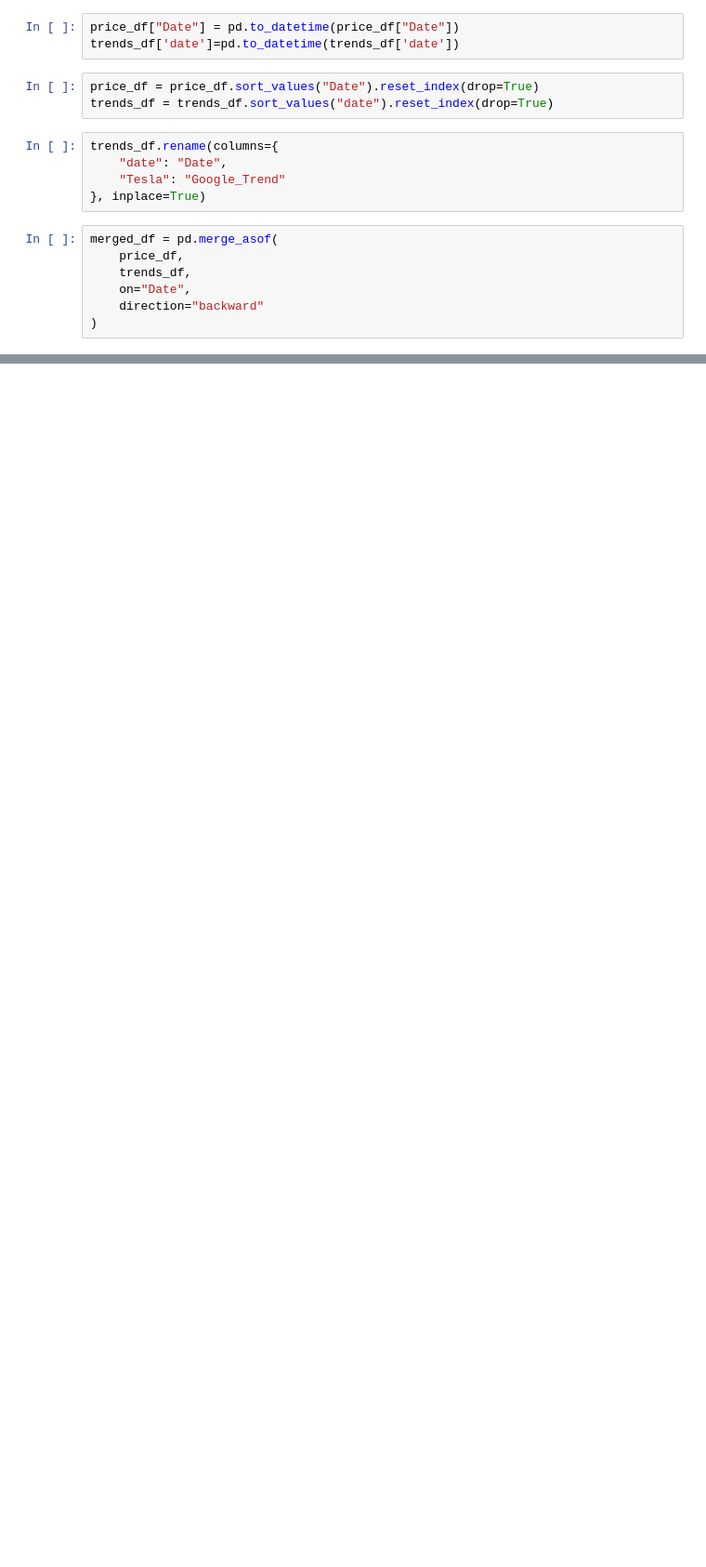
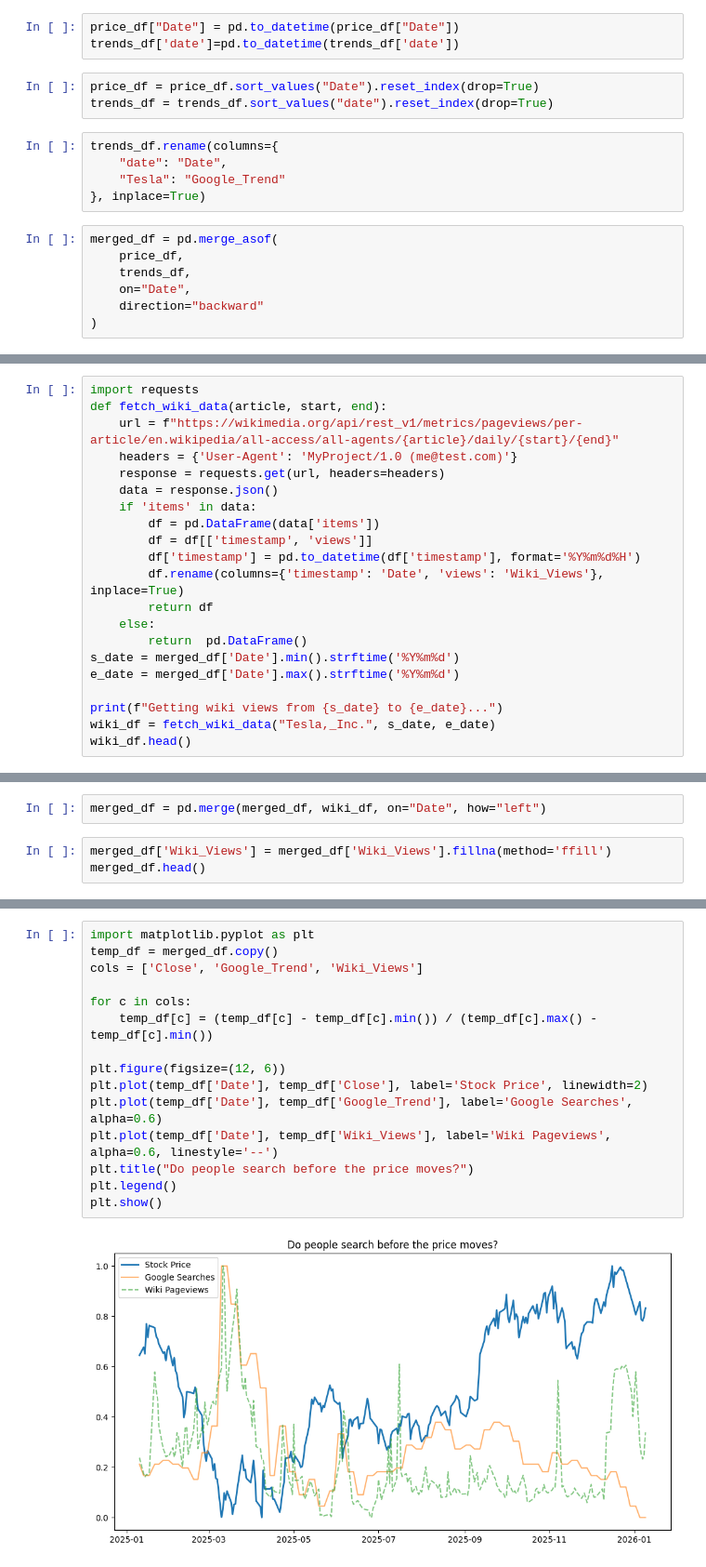
Before and after one commit to ashvin2005/fintech, a Jupyter notebook: fintech.ipynb, the cells around one changed output, grey strips where cells are left out. Shown at 93% size. Saved outputs shown, nothing was run; the diff lists cells and outputs as text; blank space fills up the shorter version.

```diff
--- a/fintech.ipynb
+++ b/fintech.ipynb
@@ -178,0 +186,21 @@ merged_df.head(10)
+# %%
+import requests
+def fetch_wiki_data(article, start, end):
+    url = f"https://wikimedia.org/api/rest_v1/metrics/pageviews/per-article/en.wikipedia/all-access/all-agents/{article}/daily/{start}/{end}"
+    headers = {'User-Agent': 'MyProject/1.0 (me@test.com)'}
+    response = requests.get(url, headers=headers)
+    data = response.json()
+    if 'items' in data:
+        df = pd.DataFrame(data['items'])
+        df = df[['timestamp', 'views']]
+        df['timestamp'] = pd.to_datetime(df['timestamp'], format='%Y%m%d%H')
+        df.rename(columns={'timestamp': 'Date', 'views': 'Wiki_Views'}, inplace=True)
+        return df
+    else:
+        return  pd.DataFrame()
+s_date = merged_df['Date'].min().strftime('%Y%m%d')
+e_date = merged_df['Date'].max().strftime('%Y%m%d')
+
+print(f"Getting wiki views from {s_date} to {e_date}...")
+wiki_df = fetch_wiki_data("Tesla,_Inc.", s_date, e_date)
+wiki_df.head()
@@ -178,0 +215,5 @@ merged_df.head(10)
+# %%
+merged_df = pd.merge(merged_df, wiki_df, on="Date", how="left")
+# %%
+merged_df['Wiki_Views'] = merged_df['Wiki_Views'].fillna(method='ffill')
+merged_df.head()
@@ -178,0 +236,17 @@ merged_df.head(10)
+# %%
+import matplotlib.pyplot as plt
+temp_df = merged_df.copy()
+cols = ['Close', 'Google_Trend', 'Wiki_Views']
+
+for c in cols:
+    temp_df[c] = (temp_df[c] - temp_df[c].min()) / (temp_df[c].max() - temp_df[c].min())
+
+plt.figure(figsize=(12, 6))
+plt.plot(temp_df['Date'], temp_df['Close'], label='Stock Price', linewidth=2)
+plt.plot(temp_df['Date'], temp_df['Google_Trend'], label='Google Searches', alpha=0.6)
+plt.plot(temp_df['Date'], temp_df['Wiki_Views'], label='Wiki Pageviews', alpha=0.6, linestyle='--')
+plt.title("Do people search before the price moves?")
+plt.legend()
+plt.show()
+# %% [output]
+[figure, added]
```
Also changed, not shown: parts of 23 cells of this notebook.
